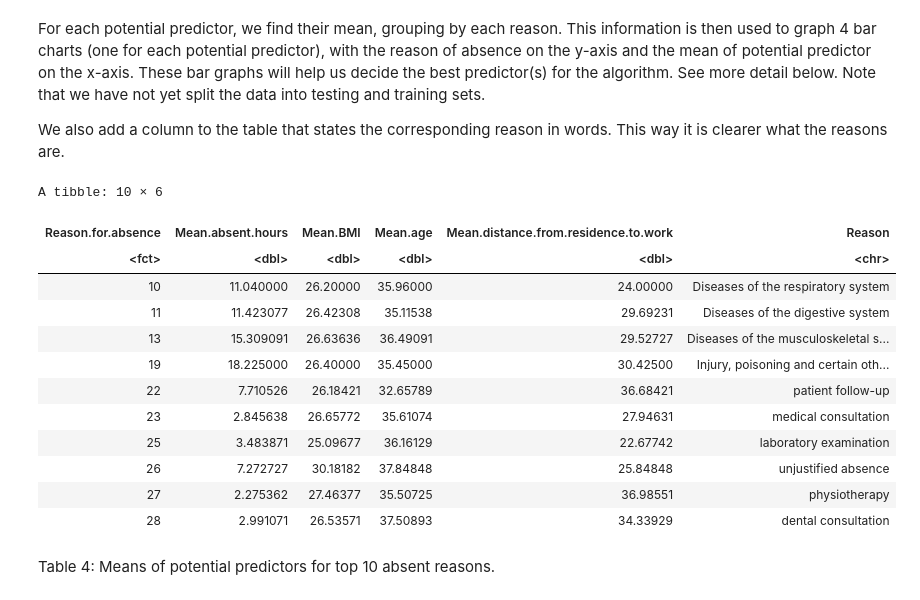
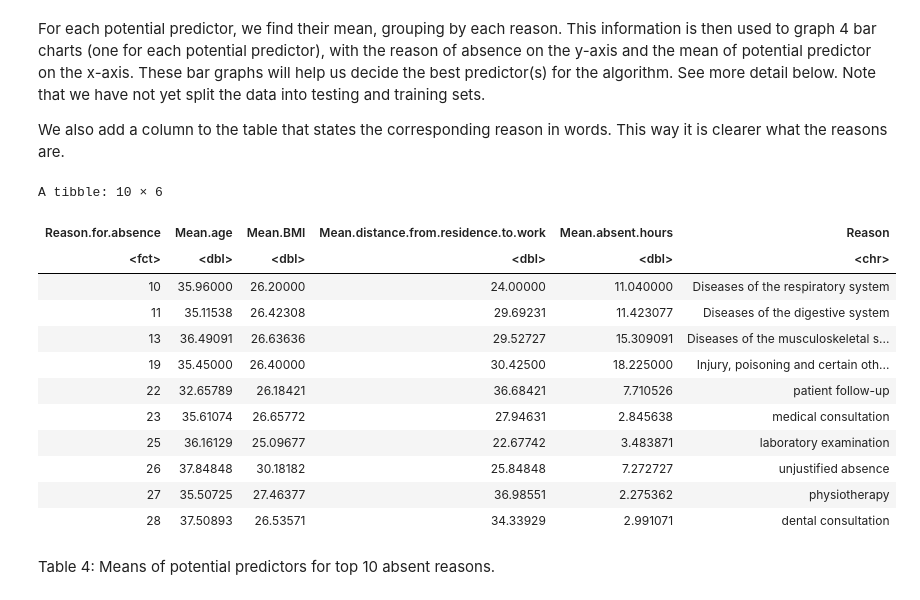
Before and after one commit to tim13246879/dsci-100-2022w1-group-87, a Jupyter notebook: Final_report.ipynb, the cells around one changed output. Saved outputs shown, nothing was run; the diff lists cells and outputs as text; code cells hidden in the pictures.

```diff
--- a/Final_report.ipynb
+++ b/Final_report.ipynb
@@ -162,30 +162,30 @@ We also add a column to the table that states the corresponding reason in words.
 # %%
 data_means <- data |>
     group_by(Reason.for.absence)|>
-    summarize(Mean.absent.hours = mean(Absenteeism.time.in.hours),
+    summarize(Mean.age = mean(Age),
              Mean.BMI = mean(Body.mass.index),
-             Mean.age = mean(Age),
-             Mean.distance.from.residence.to.work = mean(Distance.from.Residence.to.Work))|>
+             Mean.distance.from.residence.to.work = mean(Distance.from.Residence.to.Work),
+             Mean.absent.hours = mean(Absenteeism.time.in.hours))|>
     mutate(Reason= c("Diseases of the respiratory system","Diseases of the digestive system",
                      "Diseases of the musculoskeletal system and connective tissue",
                      "Injury, poisoning and certain other consequences of external causes",
                      "patient follow-up", "medical consultation", "laboratory examination",
                      "unjustified absence", "physiotherapy", "dental consultation"))
 data_means
 # %% [output]
 A tibble: 10 × 6
-| Reason.for.absence | Mean.absent.hours | Mean.BMI | Mean.age | Mean.distance.from.residence.to.work | Reason |
+| Reason.for.absence | Mean.age | Mean.BMI | Mean.distance.from.residence.to.work | Mean.absent.hours | Reason |
 | <fct> | <dbl> | <dbl> | <dbl> | <dbl> | <chr> |
-| 10 | 11.040000 | 26.20000 | 35.96000 | 24.00000 | Diseases of the respiratory system |
-| 11 | 11.423077 | 26.42308 | 35.11538 | 29.69231 | Diseases of the digestive system |
-| 13 | 15.309091 | 26.63636 | 36.49091 | 29.52727 | Diseases of the musculoskeletal s... |
-| 19 | 18.225000 | 26.40000 | 35.45000 | 30.42500 | Injury, poisoning and certain oth... |
-| 22 | 7.710526 | 26.18421 | 32.65789 | 36.68421 | patient follow-up |
-| 23 | 2.845638 | 26.65772 | 35.61074 | 27.94631 | medical consultation |
-| 25 | 3.483871 | 25.09677 | 36.16129 | 22.67742 | laboratory examination |
-| 26 | 7.272727 | 30.18182 | 37.84848 | 25.84848 | unjustified absence |
-| 27 | 2.275362 | 27.46377 | 35.50725 | 36.98551 | physiotherapy |
-| 28 | 2.991071 | 26.53571 | 37.50893 | 34.33929 | dental consultation |
+| 10 | 35.96000 | 26.20000 | 24.00000 | 11.040000 | Diseases of the respiratory system |
+| 11 | 35.11538 | 26.42308 | 29.69231 | 11.423077 | Diseases of the digestive system |
+| 13 | 36.49091 | 26.63636 | 29.52727 | 15.309091 | Diseases of the musculoskeletal s... |
+| 19 | 35.45000 | 26.40000 | 30.42500 | 18.225000 | Injury, poisoning and certain oth... |
+| 22 | 32.65789 | 26.18421 | 36.68421 | 7.710526 | patient follow-up |
+| 23 | 35.61074 | 26.65772 | 27.94631 | 2.845638 | medical consultation |
+| 25 | 36.16129 | 25.09677 | 22.67742 | 3.483871 | laboratory examination |
+| 26 | 37.84848 | 30.18182 | 25.84848 | 7.272727 | unjustified absence |
+| 27 | 35.50725 | 27.46377 | 36.98551 | 2.275362 | physiotherapy |
+| 28 | 37.50893 | 26.53571 | 34.33929 | 2.991071 | dental consultation |
 # %% [markdown]
 Table 4: Means of potential predictors for top 10 absent reasons.
 # %% [markdown]
```
Also changed, not shown: parts of 8 cells of this notebook.
